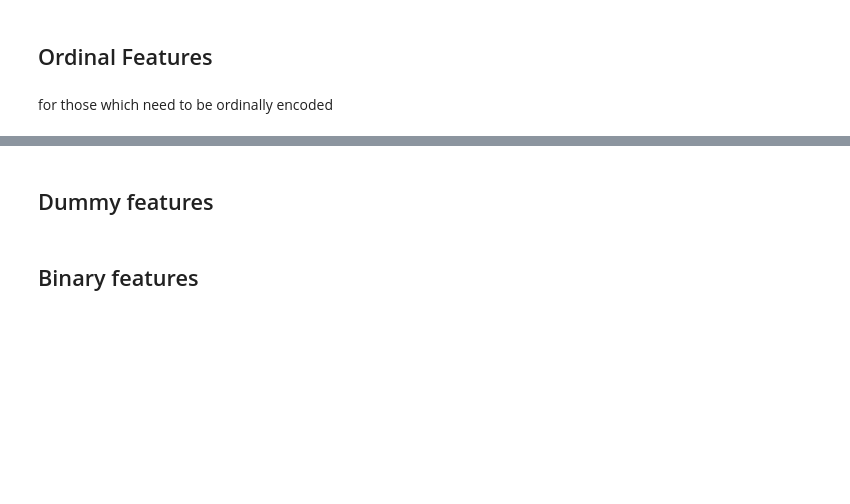
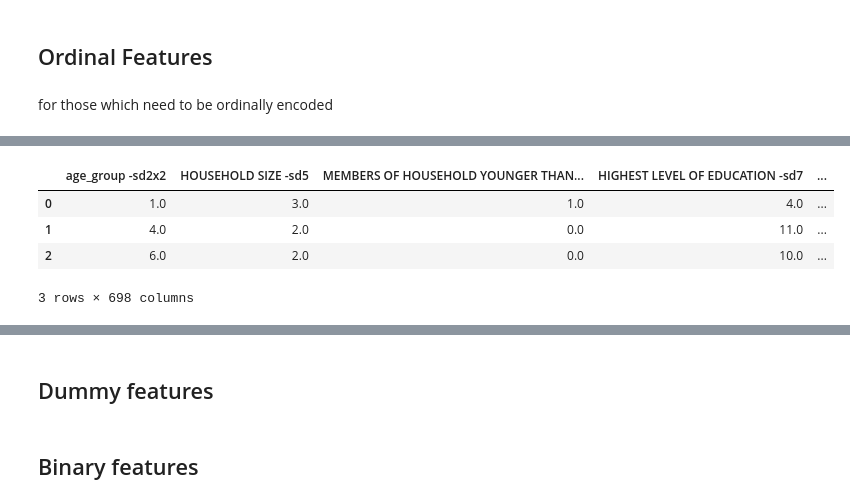
Before and after one commit to caichinger/survey_attrition_for_mooc, a Jupyter notebook: data_preparation.ipynb, the cells around one changed output, grey strips where cells are left out. Drawn from its saved outputs; the diff is of its cells as text; code cells hidden in the pictures; blank space fills up the shorter version.

```diff
--- a/data_preparation.ipynb
+++ b/data_preparation.ipynb
@@ -142,0 +224,11 @@ dict_of_dfs = apply_modification(prepare_ordinals_to_transform, dict_of_dfs)
+# %%
+map_non_ordinal_responds_to_nan = dict.fromkeys([77, 88, 99, 12], np.NaN)
+map_non_ordinal_responds_to_nan
+qq = q.replace(to_replace=[77, 88, 99, 12], value=np.NaN)
+qq.head(3)
+# %% [output]
+|  | age_group -sd2x2 | HOUSEHOLD SIZE -sd5 | MEMBERS OF HOUSEHOLD YOUNGER THAN... | HIGHEST LEVEL OF EDUCATION -sd7 | ... |
+| 0 | 1.0 | 3.0 | 1.0 | 4.0 | ... |
+| 1 | 4.0 | 2.0 | 0.0 | 11.0 | ... |
+| 2 | 6.0 | 2.0 | 0.0 | 10.0 | ... |
+3 rows × 698 columns
```
Also changed, not shown: parts of 31 cells of this notebook, 12 other files.
